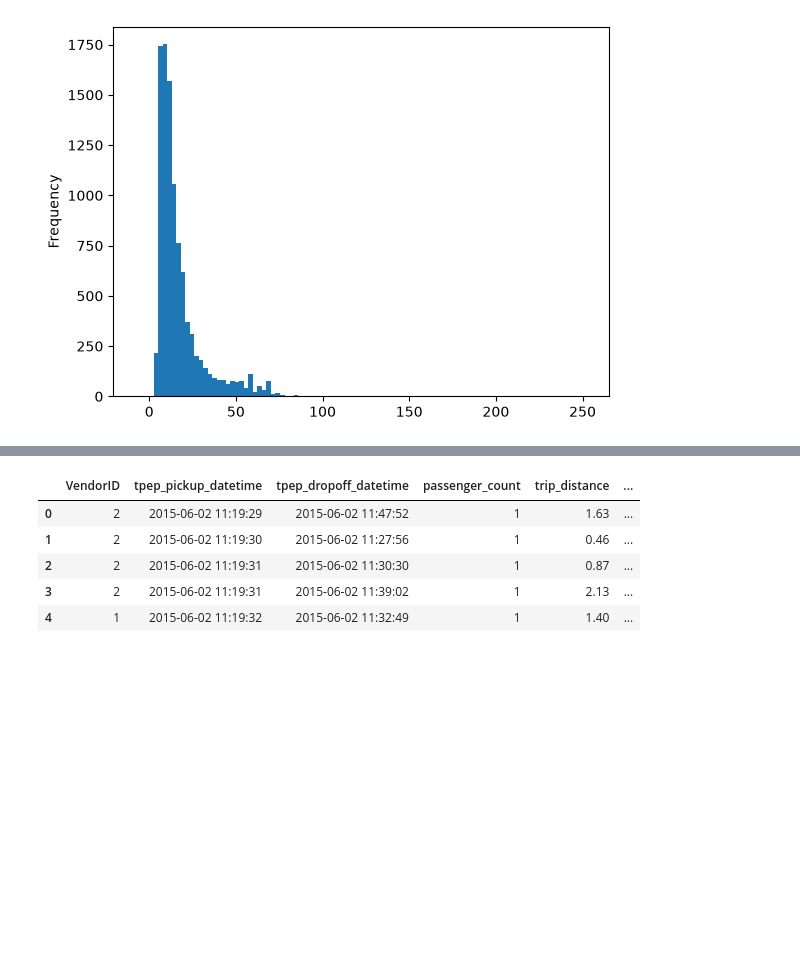
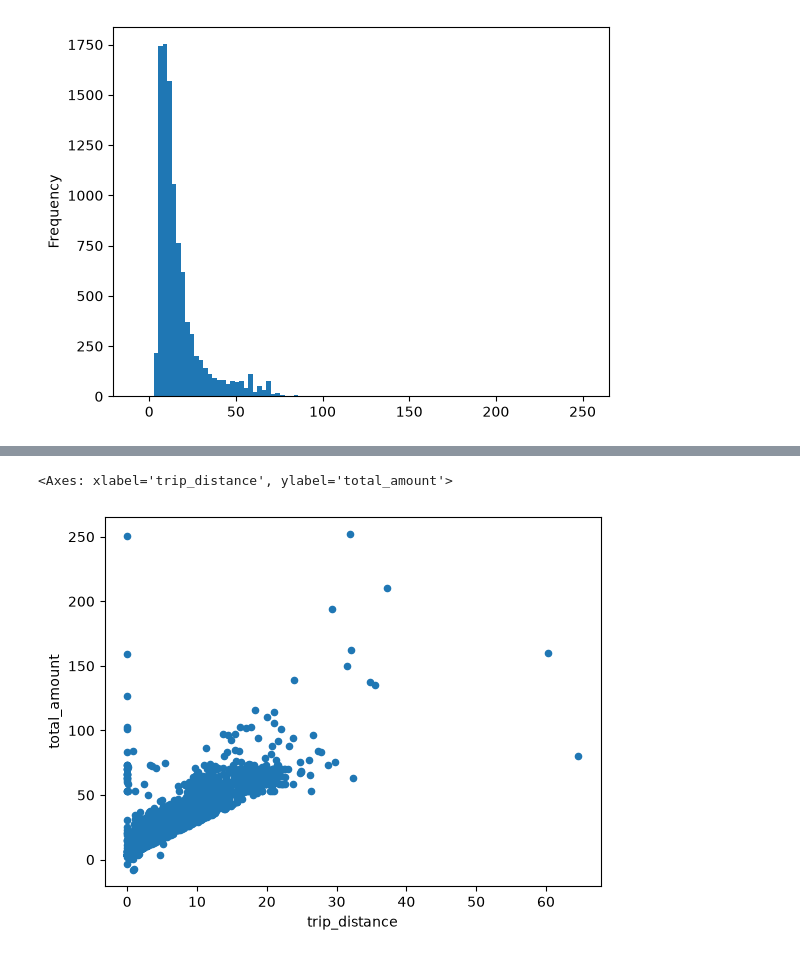
Before and after one commit to reuven/OReilly-PythonData-2026-06, a Jupyter notebook: OReilly-PythonData-2026-06-22.ipynb, the cells around one changed output, grey strips where cells are left out. Drawn from its saved outputs; the diff is of its cells as text; code cells hidden in the pictures; blank space fills up the shorter version.

```diff
--- a/OReilly-PythonData-2026-06-22.ipynb
+++ b/OReilly-PythonData-2026-06-22.ipynb
@@ -1413,10 +1425,10 @@ df['total_amount'].plot.hist(bins=100)
 # %%
-# Create a pie plot showing how often each passenger_count appears in the data.
 # Show a scatterplot comparing trip_distance and total_amount. Before you plot, think what the correlation might look like, and then plot, and tell us if you were right.
+
+(
+    df
+    .plot.scatter(x='trip_distance', y='total_amount')
+)
 # %% [output]
-|  | VendorID | tpep_pickup_datetime | tpep_dropoff_datetime | passenger_count | trip_distance | ... |
-| 0 | 2 | 2015-06-02 11:19:29 | 2015-06-02 11:47:52 | 1 | 1.63 | ... |
-| 1 | 2 | 2015-06-02 11:19:30 | 2015-06-02 11:27:56 | 1 | 0.46 | ... |
-| 2 | 2 | 2015-06-02 11:19:31 | 2015-06-02 11:30:30 | 1 | 0.87 | ... |
-| 3 | 2 | 2015-06-02 11:19:31 | 2015-06-02 11:39:02 | 1 | 2.13 | ... |
-| 4 | 1 | 2015-06-02 11:19:32 | 2015-06-02 11:32:49 | 1 | 1.40 | ... |
+<Axes: xlabel='trip_distance', ylabel='total_amount'>
+[figure, added]
```
Also changed, not shown: parts of 1 cell of this notebook.
